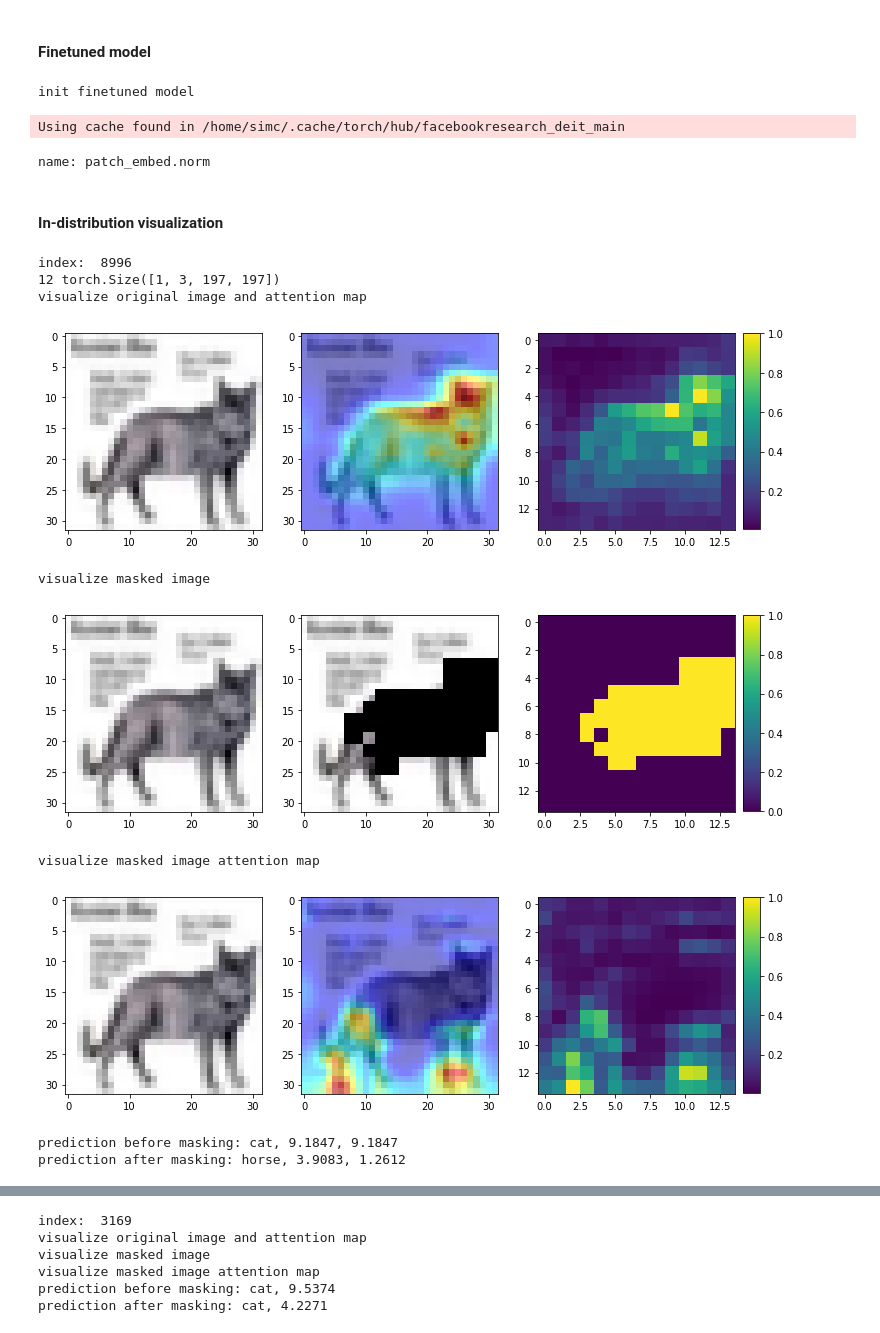
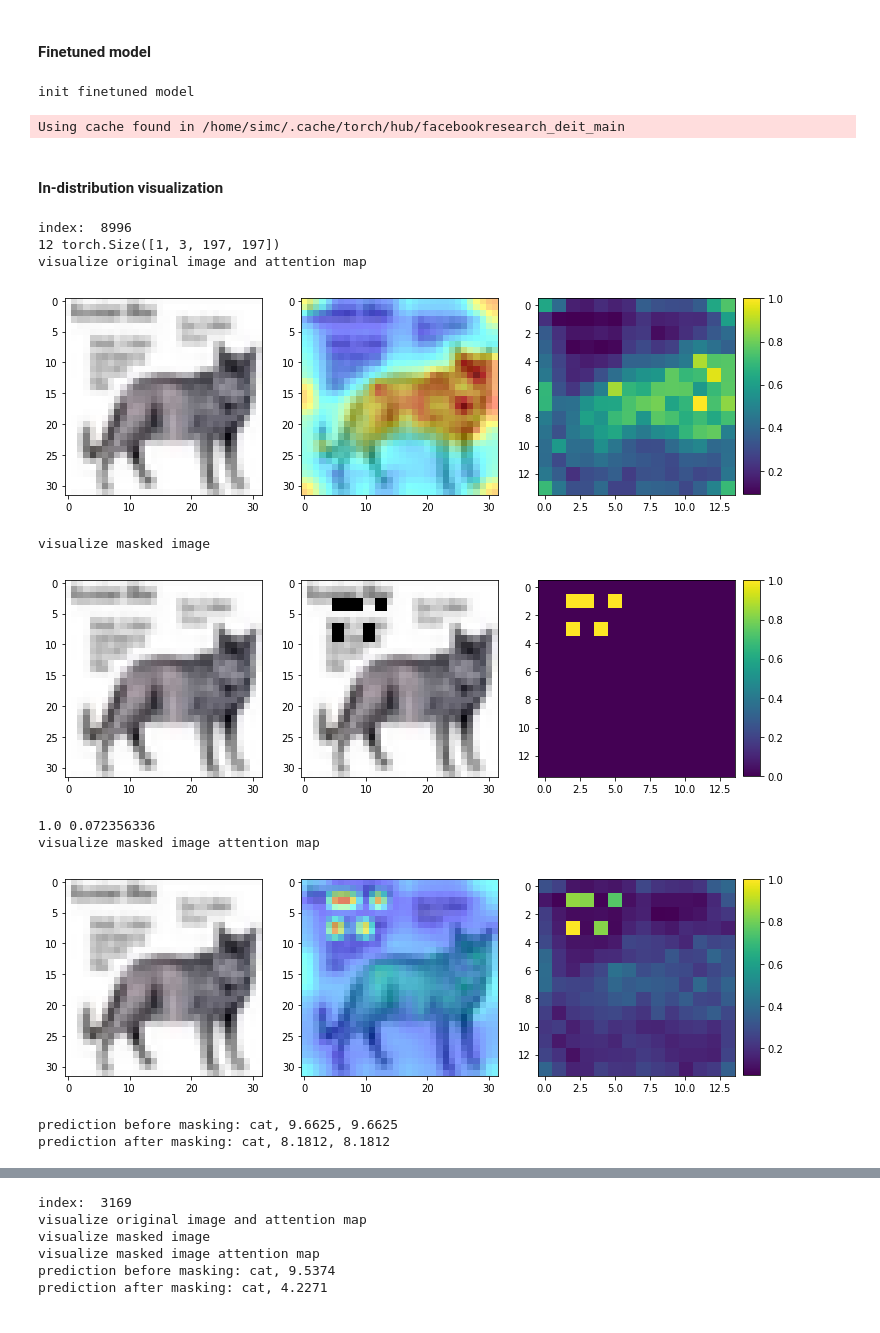
Before and after one commit to Simcs/OOD-with-ViT, a Jupyter notebook: visualize_attention_masking.ipynb, the cells around one changed output, grey strips where cells are left out. Saved outputs shown, nothing was run; the diff lists cells and outputs as text; code cells hidden in the pictures.

```diff
--- a/visualize_attention_masking.ipynb
+++ b/visualize_attention_masking.ipynb
@@ -383,11 +445,11 @@ attention_extractor = FeatureExtractor(
 )
 
 # add hooks for attention masking
-mask_method = 'top_ratio'
+mask_method = 'lt_threshold'
 mask_ratio = 0.3
-mask_threshold = 0.5
+mask_threshold = 0.1
 head_fusion = 'max'
-discard_ratio = 0.9
+discard_ratio = 0.6
 
 attention_masking_hooker = AttentionMaskingHooker(
     config=config,
@@ -404,7 +466,6 @@ attention_masking_hooker.hook()
 # %% [output]
 init finetuned model
 Using cache found in /home/simc/.cache/torch/hub/facebookresearch_deit_main
-name: patch_embed.norm
 # %% [markdown]
 #### In-distribution visualization
 # %%
@@ -422,8 +483,8 @@ img, _ = cifar10[img_idx]
 img = img.to(device)
 
 visualizer = ViTAttentionRollout(
-    head_fusion='max',
-    discard_ratio=0.9,
+    head_fusion=head_fusion,
+    discard_ratio=discard_ratio,
 )
 
 attention_masking_hooker.switch_status('normal')
@@ -443,37 +504,40 @@ visualize_attention_map(
 )
 
 masks = attention_masking_hooker.generate_masks(img.unsqueeze(0))
 print('visualize masked image')
 visualize_attention_masking(
     original_img=cifar10.data[img_idx],
     attention_mask=masks[0],
 )
 
 attention_masking_hooker.switch_status('masking')
 mask_logits = compute_logits(config, model, img.unsqueeze(0))
 attention_extractor.hook()
 mask_attention_maps = compute_attention_maps(config, model, img.unsqueeze(0), attention_extractor)
 attention_extractor.remove_hooks()
 rollout_attention_maps = visualizer.rollout(mask_attention_maps)
+attn_map = rollout_attention_maps[0]
+print(np.max(attn_map), np.min(attn_map))
 
 print('visualize masked image attention map')
 visualize_attention_map(
     original_img=cifar10.data[img_idx],
     rollout_attention_map=rollout_attention_maps[0],
     visualizer=visualizer,
 )
 mask_max_logit, mask_pred = mask_logits.max(axis=1)
 
 print(f'prediction before masking: {cifar10.classes[ori_pred.item()]}, {ori_max_logit.item():.4f}, {ori_logits[0][cls_idx].item():.4f}')
 print(f'prediction after masking: {cifar10.classes[mask_pred.item()]}, {mask_max_logit.item():.4f}, {mask_logits[0][cls_idx].item():.4f}')
 # %% [output]
 index:  8996
 12 torch.Size([1, 3, 197, 197])
 visualize original image and attention map
-[figure, old version]
+[figure, new version]
 visualize masked image
-[figure, old version]
+[figure, new version]
+1.0 0.072356336
 visualize masked image attention map
-[figure, old version]
+[figure, new version]
-prediction before masking: cat, 9.1847, 9.1847
-prediction after masking: horse, 3.9083, 1.2612
+prediction before masking: cat, 9.6625, 9.6625
+prediction after masking: cat, 8.1812, 8.1812
```
Also changed, not shown: parts of 5 cells of this notebook, 2 other files.
